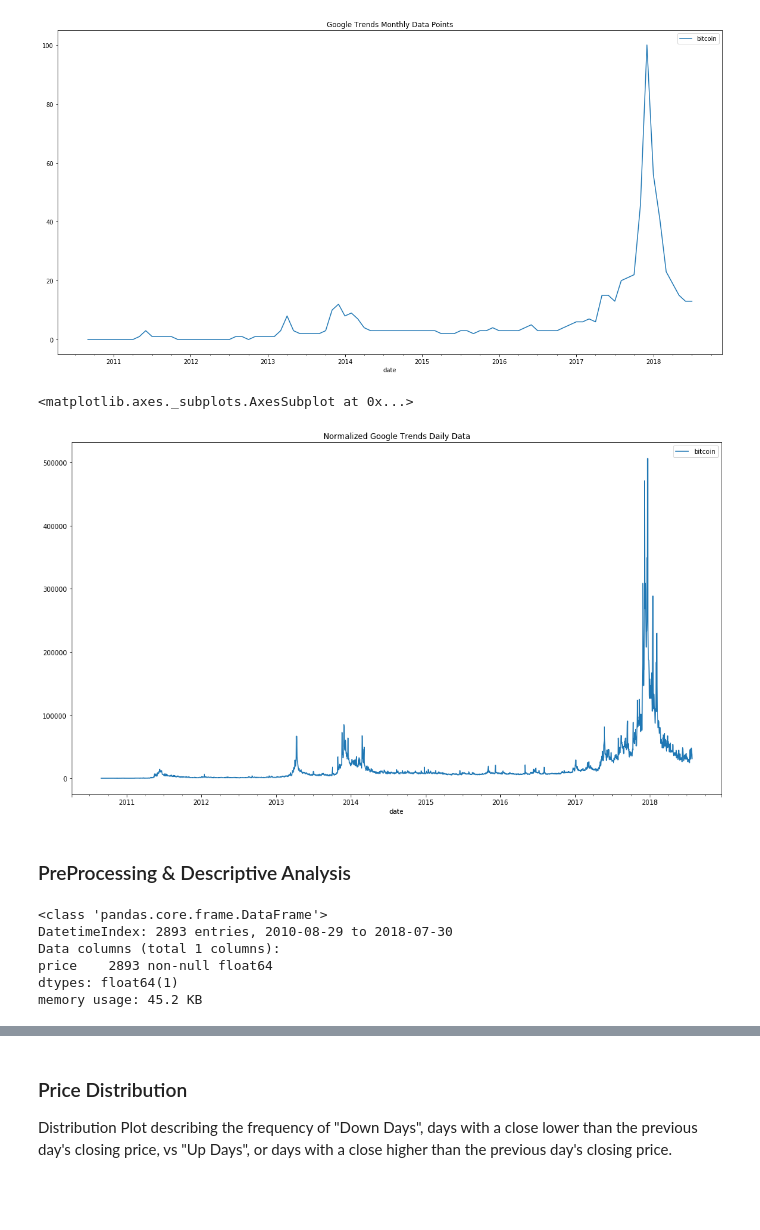
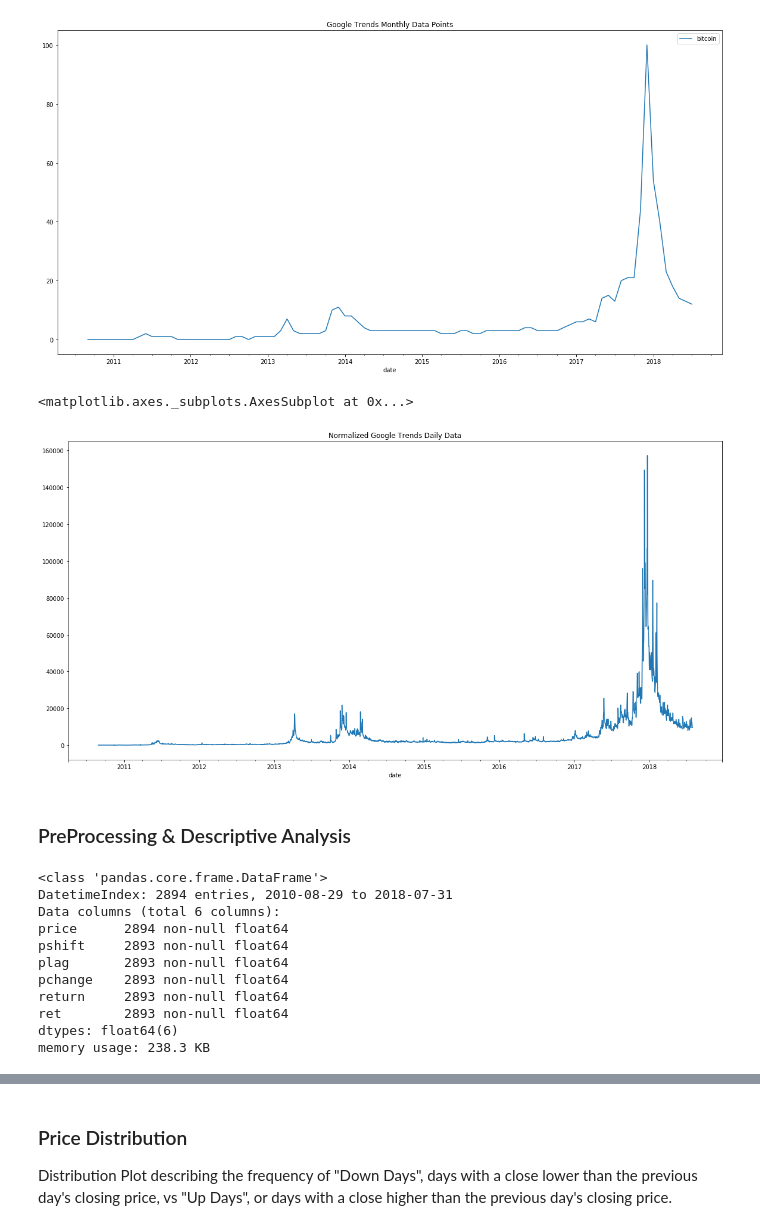
Before and after one commit to lopezdp/MachineLearningResearch, a Jupyter notebook: CryptoCurrencyResearch/PricingResearch.ipynb, the cells around one changed output, grey strips where cells are left out. Saved outputs shown, nothing was run; the diff lists cells and outputs as text; code cells hidden in the pictures; blank space fills up the shorter version.

```diff
--- a/CryptoCurrencyResearch/PricingResearch.ipynb
+++ b/CryptoCurrencyResearch/PricingResearch.ipynb
@@ -54,6 +54,10 @@ import quandl as ql
 apiKey = "-rLjiPduuzgzKp99MMHb"
 ql.ApiConfig.api_key = apiKey
 
+# Set Dates for Data Analysis
+start = '2010-08-29'
+end = '2018-07-31'
+
 # Capture transaction cost data
 cpTxn = ql.get("BCHAIN/CPTRV", start_date='2016-01-03', end_date='2018-06-05', column_index='1')
 
@@ -127,6 +131,7 @@ from IPython import display
 import numpy as np
 import pandas as pd
 import seaborn as sb
+import statsmodels.api as sm
 from sklearn import metrics
 import tensorflow as tf
 from tensorflow.python.data import Dataset
@@ -138,10 +143,6 @@ import datetime as dt
 
 # Configure verbosity
 tf.logging.set_verbosity(tf.logging.ERROR)
-
-# Set Dates for Data Analysis
-start = '2010-08-29'
-end = '2018-07-30'
 # %% [markdown]
 In the process of converting our data into a series of *indicators*, or vectors of scalar values which are a requirement for the analysis and creation of a model we can use to describe BTC and to test our hypythesis, we will mathematically define what we will accomplish using Python and its associated imports like *TensorFlow*.
 
@@ -696,10 +697,10 @@ totalTrend.plot(title='Google Trends Monthly Data Points', figsize=(20,10))
 <matplotlib.axes._subplots.AxesSubplot at 0x...>
 [figure]
 # %%
-gglTrnd.plot(title='Normalized Google Trends Daily Data', figsize=(18,10))#, logy=True)
+gglTrnd.plot(title='Normalized Google Trends Daily Data', figsize=(20,10))#, logy=True)
 # %% [output]
 <matplotlib.axes._subplots.AxesSubplot at 0x...>
-[figure, old version]
+[figure, new version]
 # %% [markdown]
 ### PreProcessing & Descriptive Analysis
 # %%
@@ -716,15 +717,20 @@ price['pchange'] = price.price.div(price.pshift)
 price[['price', 'pshift', 'pchange']].tail(5)
 
 # Calculate return
-price['return'] = price.pchange.sub(1).mul(100)
+price['ret'] = price.pchange.sub(1).mul(100)
 
 #price[['price', 'pshift', 'pchange', 'return']].tail(100)
 # %% [output]
 <class 'pandas.core.frame.DataFrame'>
-DatetimeIndex: 2893 entries, 2010-08-29 to 2018-07-30
-Data columns (total 1 columns):
-price    2893 non-null float64
-dtypes: float64(1)
-memory usage: 45.2 KB
+DatetimeIndex: 2894 entries, 2010-08-29 to 2018-07-31
+Data columns (total 6 columns):
+price      2894 non-null float64
+pshift     2893 non-null float64
+plag       2893 non-null float64
+pchange    2893 non-null float64
+return     2893 non-null float64
+ret        2893 non-null float64
+dtypes: float64(6)
+memory usage: 238.3 KB
 # %%
 # testing the data structure and its values
```
Also changed, not shown: parts of 22 cells of this notebook.
